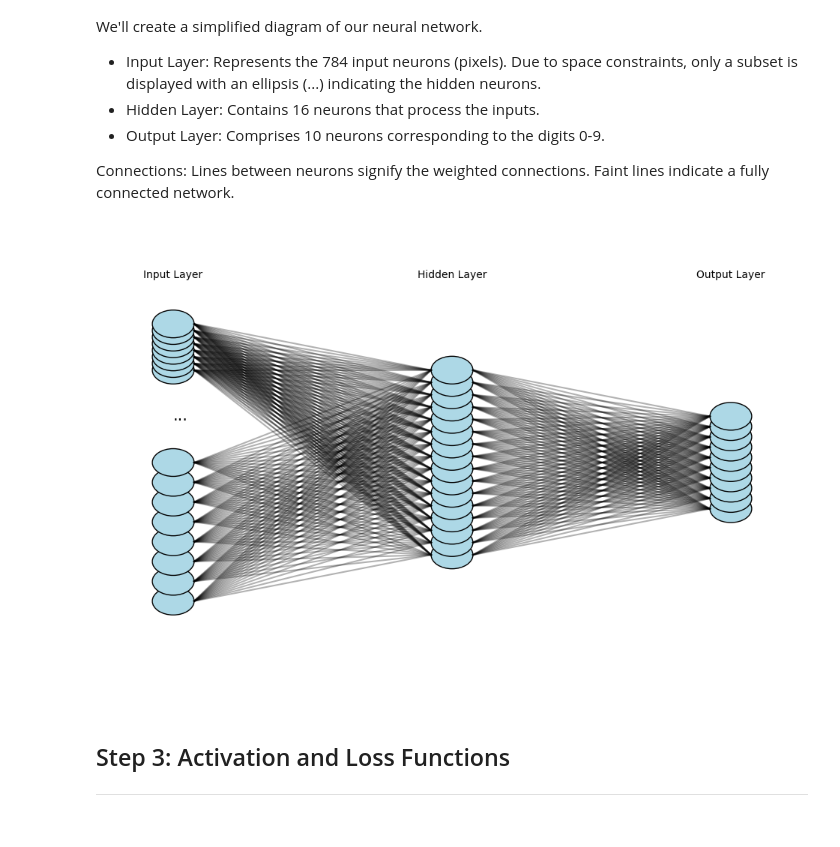
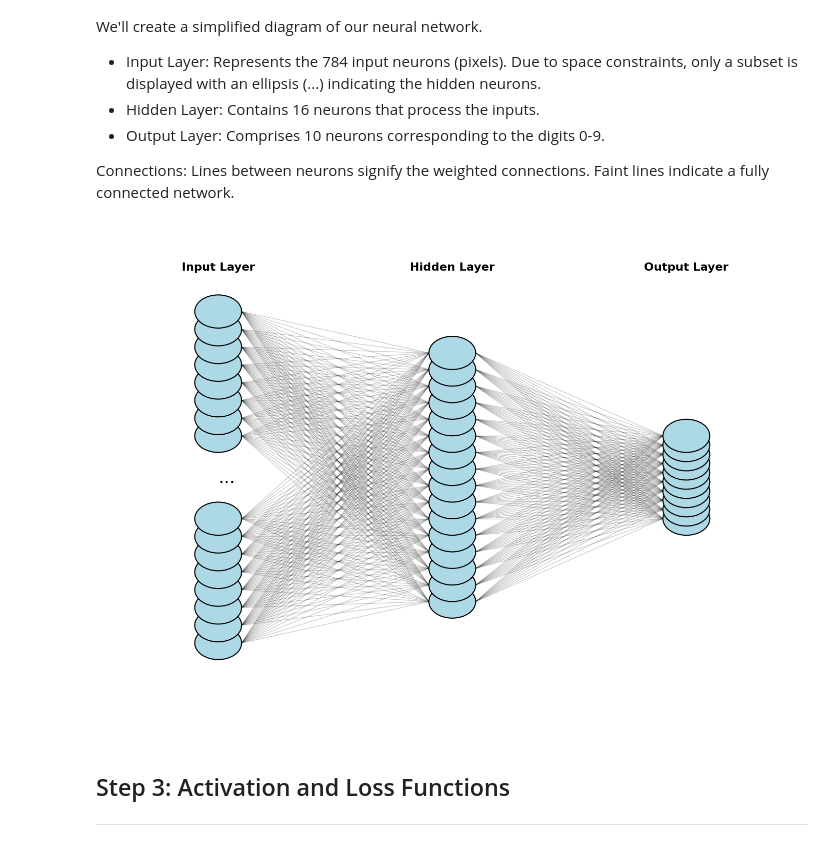
Before and after one commit to dinosaur-oatmeal/MNIST-Walkthrough, a Jupyter notebook: MNIST-Walkthrough.ipynb, the cells around one changed output. Cells and saved outputs as stored; diff of their text form; code cells hidden in the pictures.

```diff
--- a/MNIST-Walkthrough.ipynb
+++ b/MNIST-Walkthrough.ipynb
@@ -142,55 +142,63 @@ Understanding the architecture visually can provide clarity on how data flows th
 Connections: Lines between neurons signify the weighted connections. Faint lines indicate a fully connected network.
 # %%
 import matplotlib.patches as patches
+import matplotlib.pyplot as plt
+import numpy as np
 
 def draw_neural_network(input_size, hidden_size, output_size, max_display=16):
 
-    fig, ax = plt.subplots(figsize=(12,8))
-    ax.set_xlim(0, 10)
-    ax.set_ylim(0, 10)
+    fig, ax = plt.subplots(figsize=(14, 10))
+    ax.set_xlim(0, 12)
+    ax.set_ylim(0, 12)
     ax.axis('off')
+
+    # Spacing parameters to distribute neurons more evenly
+    neuron_size = 0.4  # Circle size for each neuron
+    neuron_color = 'lightblue'
 
     # Split the input layer for max_display neurons
     if input_size > max_display:
         # Show the first and last few neurons with a '...' in the middle
         displayed_neurons = max_display // 2
-        input_layer = [(1, i) for i in np.linspace(2, 5, displayed_neurons)] + \
-                      [(1, i) for i in np.linspace(7, 8, displayed_neurons)]
+        input_layer = [(2, i) for i in np.linspace(2, 5, displayed_neurons)] + \
+                      [(2, i) for i in np.linspace(7, 10, displayed_neurons)]
     else:
-        input_layer = [(1, i) for i in np.linspace(2, 8, input_size)]
+        input_layer = [(2, i) for i in np.linspace(2, 10, input_size)]
 
-    hidden_layer = [(5, i) for i in np.linspace(3, 7, hidden_size)]
-    output_layer = [(9, i) for i in np.linspace(4, 6, output_size)]
+    hidden_layer = [(6, i) for i in np.linspace(3, 9, hidden_size)]
+    output_layer = [(10, i) for i in np.linspace(5, 7, output_size)]
 
-    # Draw neurons
+    # Draw neurons with distinct color and size
     for layer in [input_layer, hidden_layer, output_layer]:
         for neuron in layer:
-            circle = patches.Circle(neuron, 0.3, fill=True, color='lightblue', ec='k')
+            circle = patches.Circle(neuron, neuron_size, fill=True, color=neuron_color, ec='k', lw=1.5)
             ax.add_patch(circle)
 
-    # Draw connections
+    # Draw connections with transparency for better clarity
     for i in input_layer:
         for h in hidden_layer:
-            ax.plot([i[0]+0.3, h[0]-0.3], [i[1], h[1]], 'k-', alpha=0.3)
+            ax.plot([i[0]+0.4, h[0]-0.4], [i[1], h[1]], 'k-', alpha=0.2, lw=1)
     for h in hidden_layer:
         for o in output_layer:
-            ax.plot([h[0]+0.3, o[0]-0.3], [h[1], o[1]], 'k-', alpha=0.3)
+            ax.plot([h[0]+0.4, o[0]-0.4], [h[1], o[1]], 'k-', alpha=0.2, lw=1)
 
-    # Add '...' to indicate skipped neurons
+    # Add '...' to indicate skipped neurons with better positioning and size
     if input_size > max_display:
-        ax.text(1, 6, '...', fontsize=15, verticalalignment='center')
+        ax.text(2, 6, '...', fontsize=25, verticalalignment='center', color='black')
 
-    # Label layers
-    ax.text(1, 9, 'Input Layer', horizontalalignment='center')
-    ax.text(5, 9, 'Hidden Layer', horizontalalignment='center')
-    ax.text(9, 9, 'Output Layer', horizontalalignment='center')
+    # Layer labels with improved styling
+    ax.text(2, 11, 'Input Layer', horizontalalignment='center', fontsize=16, fontweight='bold')
+    ax.text(6, 11, 'Hidden Layer', horizontalalignment='center', fontsize=16, fontweight='bold')
+    ax.text(10, 11, 'Output Layer', horizontalalignment='center', fontsize=16, fontweight='bold')
 
+    # Show the plot
+    plt.tight_layout()
     plt.show()
 
 # Example usage:
 draw_neural_network(input_size=784, hidden_size=16, output_size=10)
 # %% [output]
-[figure, old version]
+[figure, new version]
 # %% [markdown]
 ## Step 3: Activation and Loss Functions
 ---
```
Also changed, not shown: parts of 3 cells of this notebook.
